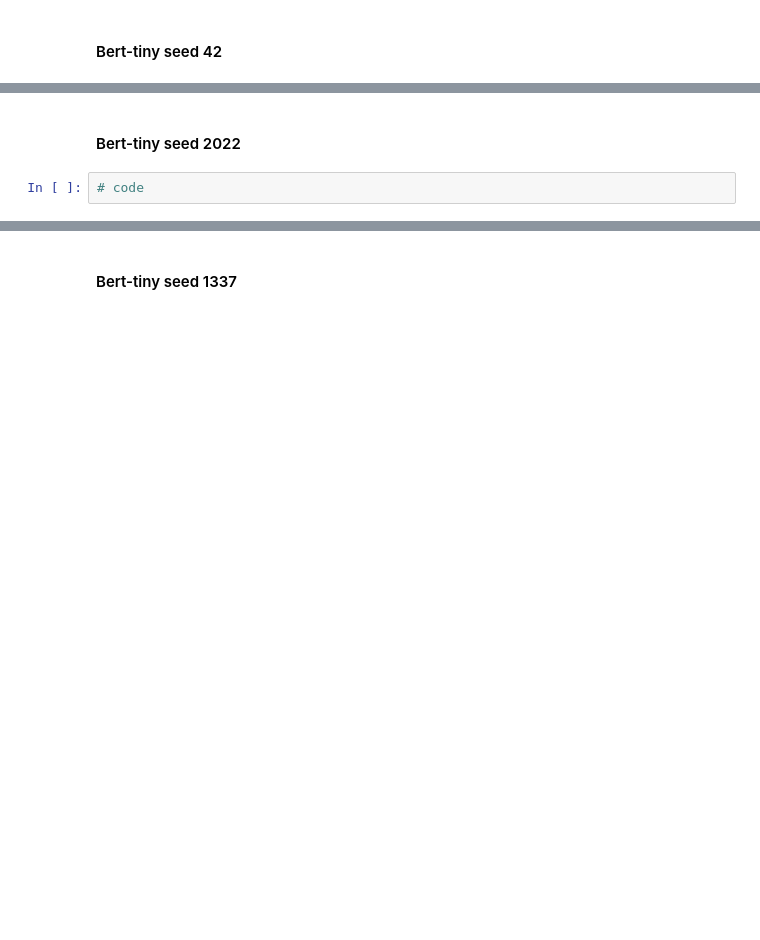
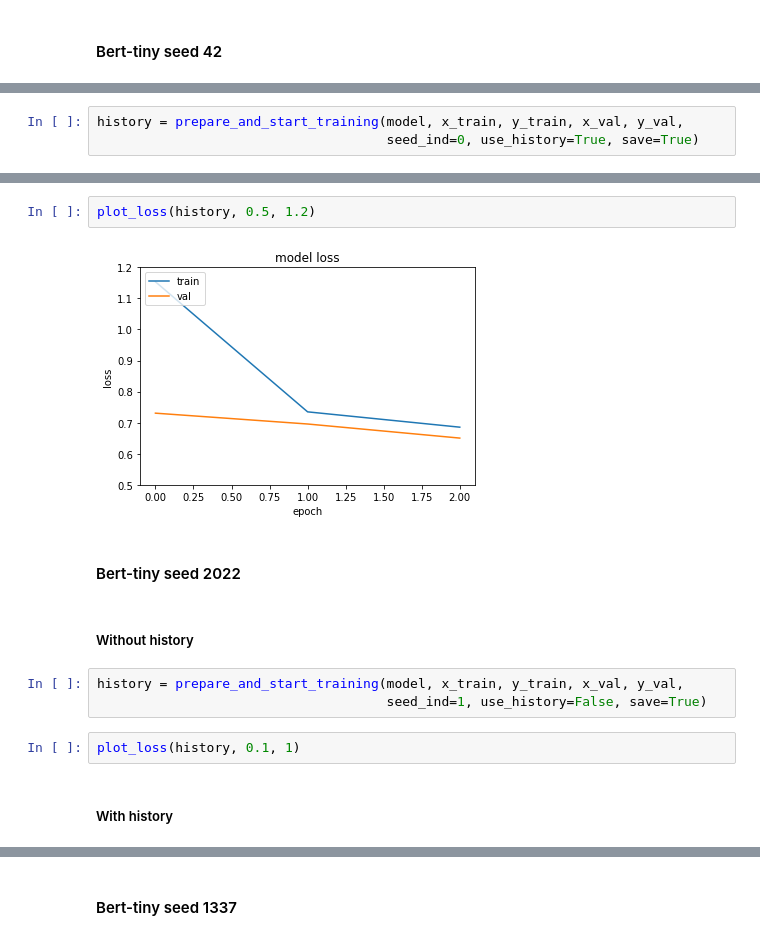
Before and after one commit to Valendrew/pos-tagging-abstractive-qa, a Jupyter notebook: Question_answering/master-nlp-ass02.ipynb, the cells around one changed output, grey strips where cells are left out. Cells and saved outputs as stored; diff of their text form; blank space fills up the shorter version.

```diff
--- a/Question_answering/master-nlp-ass02.ipynb
+++ b/Question_answering/master-nlp-ass02.ipynb
@@ -1043,0 +958,3 @@ def compute_f1_score(model: TFEncoderDecoderModel, X: dict, answers: List[str],
+# %%
+history = prepare_and_start_training(model, x_train, y_train, x_val, y_val,
+                                     seed_ind=0, use_history=True, save=True)
@@ -1044,4 +971,15 @@ def compute_f1_score(model: TFEncoderDecoderModel, X: dict, answers: List[str],
+# %%
+plot_loss(history, 0.5, 1.2)
+# %% [output]
+[figure, added]
 # %% [markdown]
 #### Bert-tiny seed 2022
+# %% [markdown]
+##### Without history
 # %%
-# code
+history = prepare_and_start_training(model, x_train, y_train, x_val, y_val,
+                                     seed_ind=1, use_history=False, save=True)
+# %%
+plot_loss(history, 0.1, 1)
+# %% [markdown]
+##### With history
```
Also changed, not shown: parts of 126 cells of this notebook.
